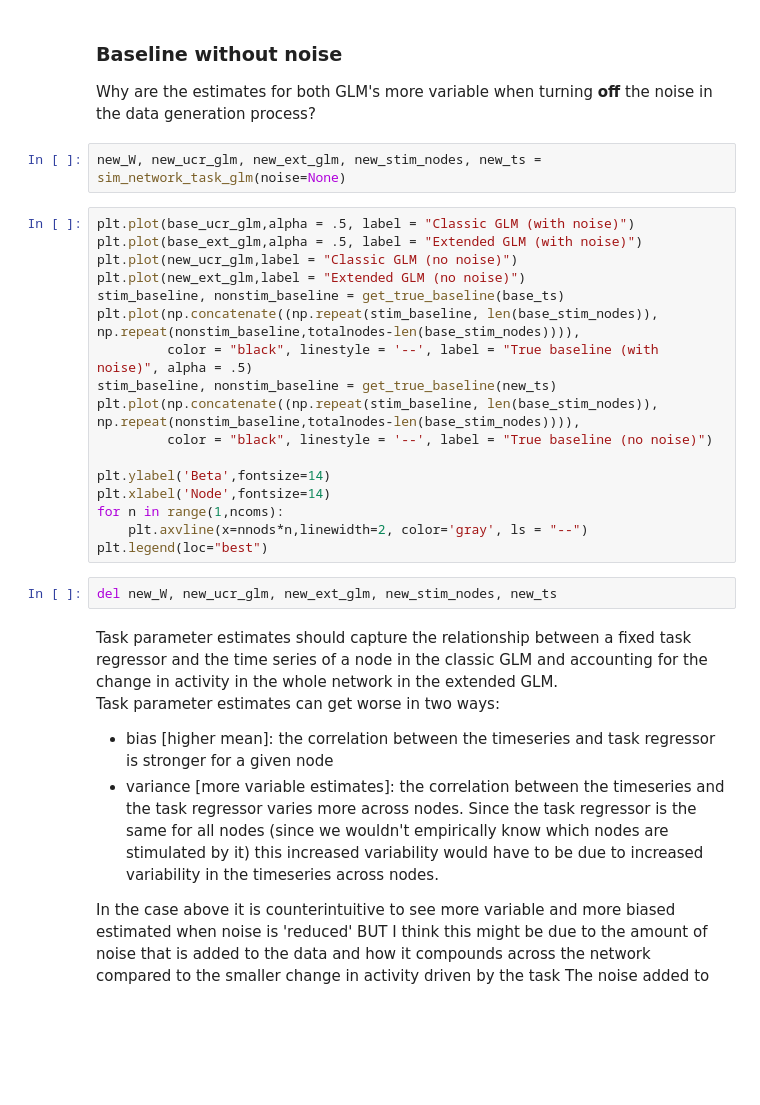
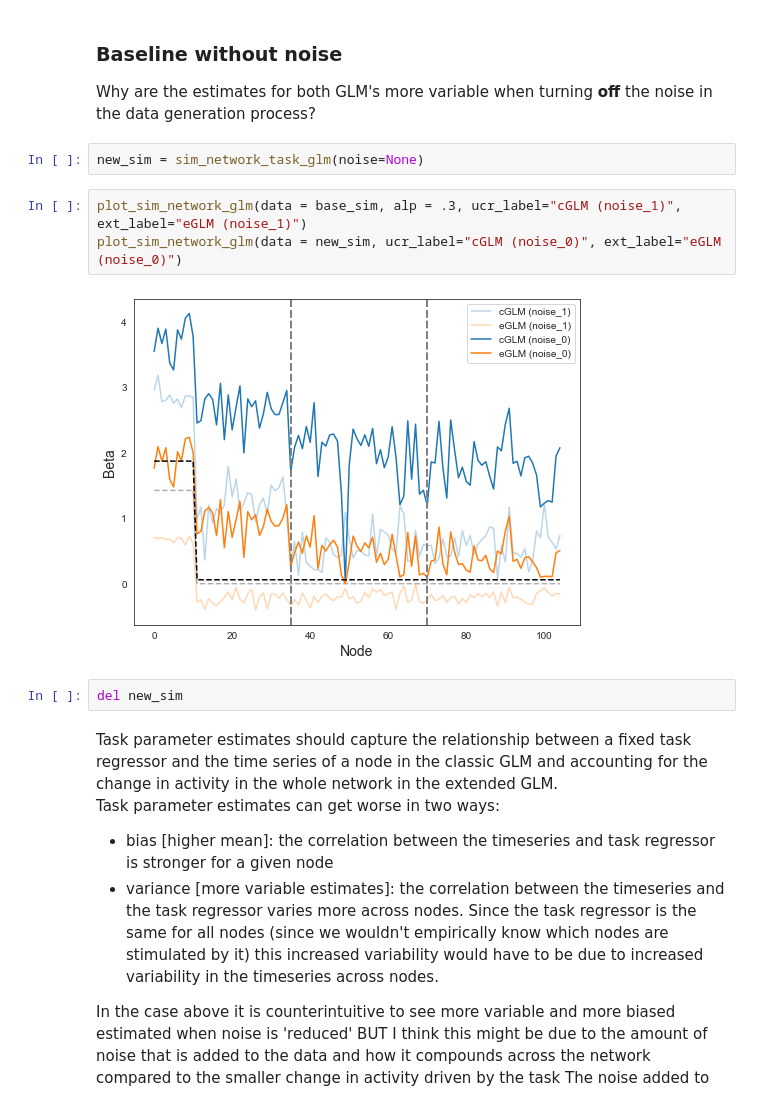
Before and after one commit to zenkavi/DevStudy_FmriNbs, a Jupyter notebook: notebooks/informationtransfermapping/TheoreticalResults/Zenkavi_Simulations/Extended_GLM_neural_network_level.ipynb, the cells around one changed output. Drawn from its saved outputs; the diff is of its cells as text; blank space fills up the shorter version.

```diff
--- a/notebooks/informationtransfermapping/TheoreticalResults/Zenkavi_Simulations/Extended_GLM_neural_network_level.ipynb
+++ b/notebooks/informationtransfermapping/TheoreticalResults/Zenkavi_Simulations/Extended_GLM_neural_network_level.ipynb
@@ -474,26 +482,14 @@ Text(85, 2, 'Local 2')
 
 Why are the estimates for both GLM's more variable when turning **off** the noise in the data generation process?
 # %%
-new_W, new_ucr_glm, new_ext_glm, new_stim_nodes, new_ts = sim_network_task_glm(noise=None)
+new_sim = sim_network_task_glm(noise=None)
-# %%
-plt.plot(base_ucr_glm,alpha = .5, label = "Classic GLM (with noise)")
-plt.plot(base_ext_glm,alpha = .5, label = "Extended GLM (with noise)")
-plt.plot(new_ucr_glm,label = "Classic GLM (no noise)")
-plt.plot(new_ext_glm,label = "Extended GLM (no noise)")
-stim_baseline, nonstim_baseline = get_true_baseline(base_ts)
-plt.plot(np.concatenate((np.repeat(stim_baseline, len(base_stim_nodes)), np.repeat(nonstim_baseline,totalnodes-len(base_stim_nodes)))),
-         color = "black", linestyle = '--', label = "True baseline (with noise)", alpha = .5)
-stim_baseline, nonstim_baseline = get_true_baseline(new_ts)
-plt.plot(np.concatenate((np.repeat(stim_baseline, len(base_stim_nodes)), np.repeat(nonstim_baseline,totalnodes-len(base_stim_nodes)))),
-         color = "black", linestyle = '--', label = "True baseline (no noise)")
-
-plt.ylabel('Beta',fontsize=14)
-plt.xlabel('Node',fontsize=14)
-for n in range(1,ncoms):
-    plt.axvline(x=nnods*n,linewidth=2, color='gray', ls = "--")
-plt.legend(loc="best")
-# %%
-del new_W, new_ucr_glm, new_ext_glm, new_stim_nodes, new_ts
+# %%
+plot_sim_network_glm(data = base_sim, alp = .3, ucr_label="cGLM (noise_1)", ext_label="eGLM (noise_1)")
+plot_sim_network_glm(data = new_sim, ucr_label="cGLM (noise_0)", ext_label="eGLM (noise_0)")
+# %% [output]
+[figure, added]
+# %%
+del new_sim
 # %% [markdown]
 Task parameter estimates should capture the relationship between a fixed task regressor and the time series of a node in the classic GLM and accounting for the change in activity in the whole network in the extended GLM.
 Task parameter estimates can get worse in two ways:
```
Also changed, not shown: parts of 70 cells of this notebook.
